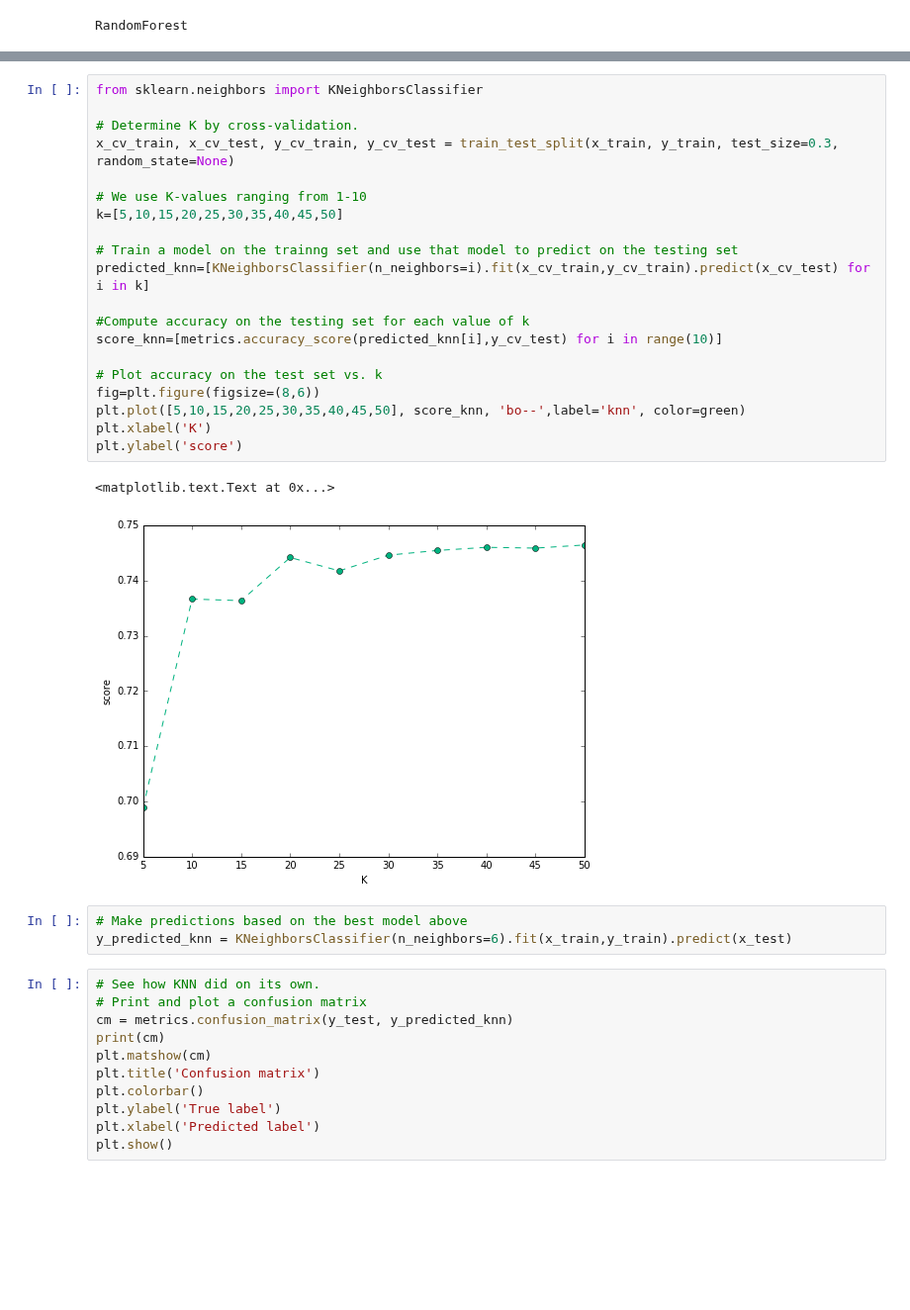
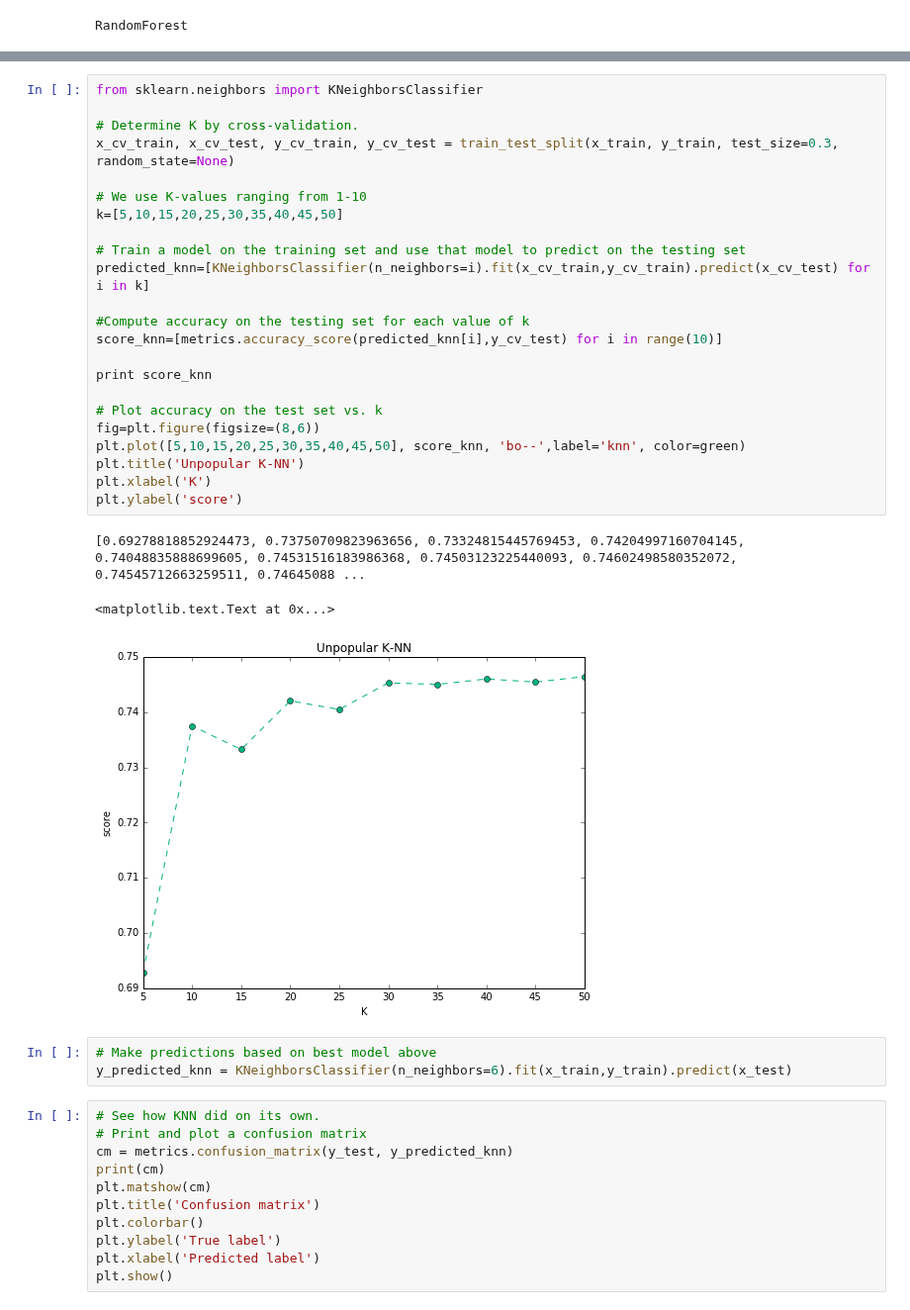
Before and after one commit to awkweb/DS501, a Jupyter notebook: 4/CaseStudy4.ipynb, the cells around one changed output, grey strips where cells are left out. Shown at 99% size. Cells and saved outputs as stored; diff of their text form; blank space fills up the shorter version.

```diff
--- a/4/CaseStudy4.ipynb
+++ b/4/CaseStudy4.ipynb
@@ -545,28 +625,32 @@ time elapsed:  16.361000061
 # %%
 from sklearn.neighbors import KNeighborsClassifier
 
 # Determine K by cross-validation.
 x_cv_train, x_cv_test, y_cv_train, y_cv_test = train_test_split(x_train, y_train, test_size=0.3, random_state=None)
 
 # We use K-values ranging from 1-10
 k=[5,10,15,20,25,30,35,40,45,50]
 
-# Train a model on the trainng set and use that model to predict on the testing set
+# Train a model on the training set and use that model to predict on the testing set
 predicted_knn=[KNeighborsClassifier(n_neighbors=i).fit(x_cv_train,y_cv_train).predict(x_cv_test) for i in k]
 
 #Compute accuracy on the testing set for each value of k
 score_knn=[metrics.accuracy_score(predicted_knn[i],y_cv_test) for i in range(10)]
 
+print score_knn
+
 # Plot accuracy on the test set vs. k
 fig=plt.figure(figsize=(8,6))
 plt.plot([5,10,15,20,25,30,35,40,45,50], score_knn, 'bo--',label='knn', color=green)
+plt.title('Unpopular K-NN')
 plt.xlabel('K')
 plt.ylabel('score')
 # %% [output]
-<matplotlib.text.Text at 0x...>
+[0.69278818852924473, 0.73750709823963656, 0.73324815445769453, 0.74204997160704145, 0.74048835888699605, 0.74531516183986368, 0.74503123225440093, 0.74602498580352072, 0.74545712663259511, 0.74645088 ...
+<matplotlib.text.Text at 0x...>
-[figure, old version]
+[figure, new version]
 # %%
-# Make predictions based on the best model above
+# Make predictions based on best model above
 y_predicted_knn = KNeighborsClassifier(n_neighbors=6).fit(x_train,y_train).predict(x_test)
 # %%
 # See how KNN did on its own.
```
Also changed, not shown: parts of 11 cells of this notebook, 3 other files.
